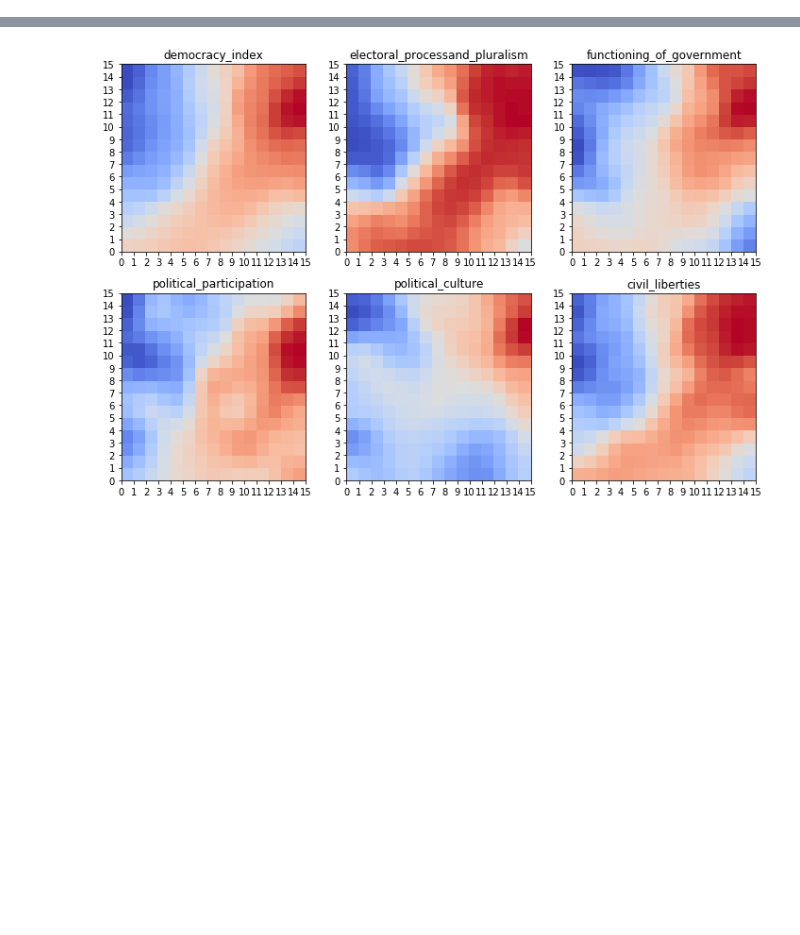
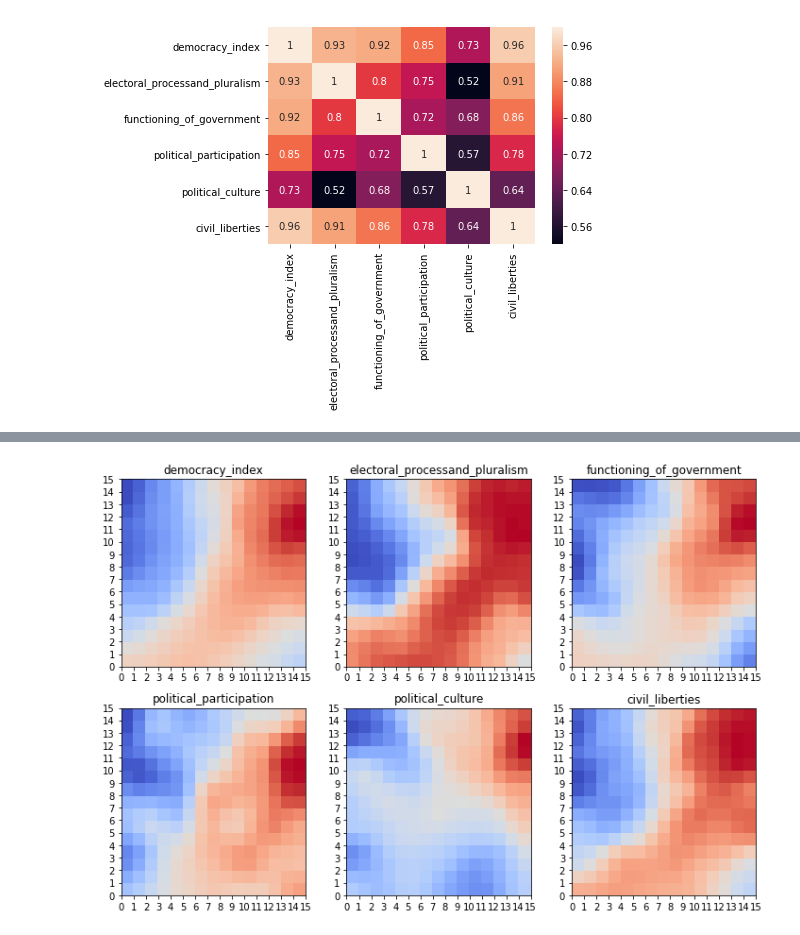
Before and after one commit to JustGlowing/minisom, a Jupyter notebook: examples/feature_selection.ipynb, the cells around one changed output, grey strips where cells are left out. Cells and saved outputs as stored; diff of their text form; code cells hidden in the pictures; blank space fills up the shorter version.

```diff
--- a/examples/feature_selection.ipynb
+++ b/examples/feature_selection.ipynb
@@ -32,3 +32,27 @@ if not os.path.isfile('democracy_index.csv'):
 else:
     # pre-downloaded file
     democracy_index = pd.read_csv('democracy_index.csv')
+# %%
+feature_names = ['democracy_index', 'electoral_processand_pluralism', 'functioning_of_government',
+                 'political_participation', 'political_culture', 'civil_liberties']
+
+X = democracy_index[feature_names].values
+X = scale(X)
+
+feature_df = pd.DataFrame(X, columns=feature_names)
+target = feature_df.iloc[:,0]
+Features = feature_df.iloc[:,1:]
+# %%
+import seaborn as sn
+
+feat_num = len(feature_names)
+
+# plt.figure(figsize=(feat_num,feat_num/2))
+corrMatrix = feature_df.corr().round(2)
+sn.heatmap(corrMatrix, annot=True)
+
+# plt.tight_layout()
+
+plt.show()
+# %% [output]
+[figure, added]
```
Also changed, not shown: parts of 5 cells of this notebook.
